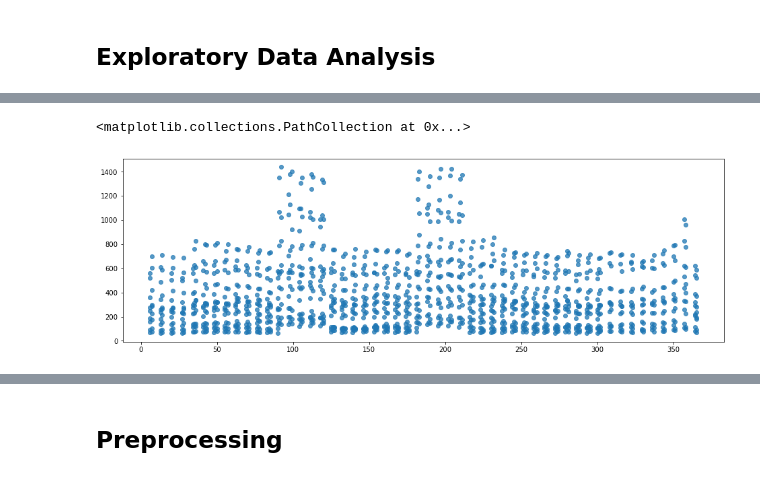
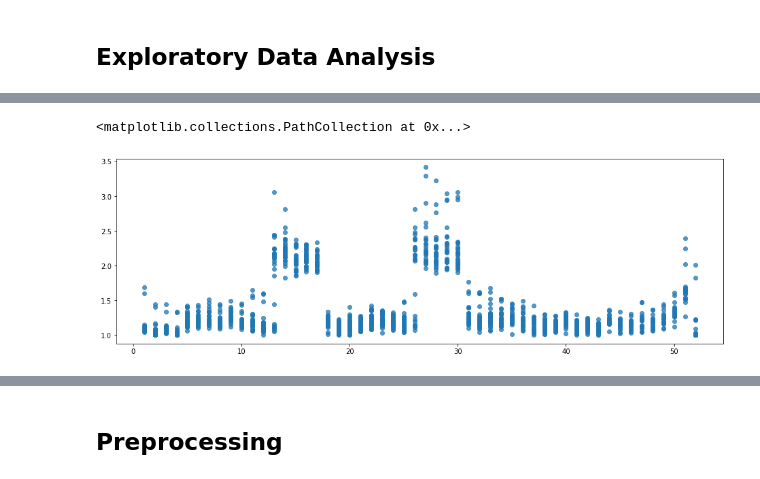
Before and after one commit to jackatopolis/s-martpredictor, a Jupyter notebook: static/data/exploringML_JFC.ipynb, the cells around one changed output, grey strips where cells are left out. Drawn from its saved outputs; the diff is of its cells as text; code cells hidden in the pictures.

```diff
--- a/static/data/exploringML_JFC.ipynb
+++ b/static/data/exploringML_JFC.ipynb
@@ -61,16 +79,16 @@ plt.scatter(x_axis, data, marker="o", alpha=0.75)
 # %%
-# filter for product 2
+# filter for product 2 based on minimum normalization
 BlackFriday_P2_df = BlackFriday_df[BlackFriday_df['Product'] == 2]
 
 # x values are day of the year
-x_axis = BlackFriday_P2_df['Day_of_Year']
+x_axis = BlackFriday_P2_df['Week_of_Year']
 
 # y values are the weekly units sold
-data = BlackFriday_P2_df['Weekly_Units_Sold']
+data = BlackFriday_P2_df['NormToMin_Weekly_Units_Sold']
 
 # Tells matplotlib that we want to make a scatter plot
 plt.figure(figsize=(16,5))
 plt.scatter(x_axis, data, marker="o", alpha=0.75)
 # %% [output]
 <matplotlib.collections.PathCollection at 0x...>
-[figure, old version]
+[figure, new version]
```
Also changed, not shown: parts of 29 cells of this notebook, 1 other file.
